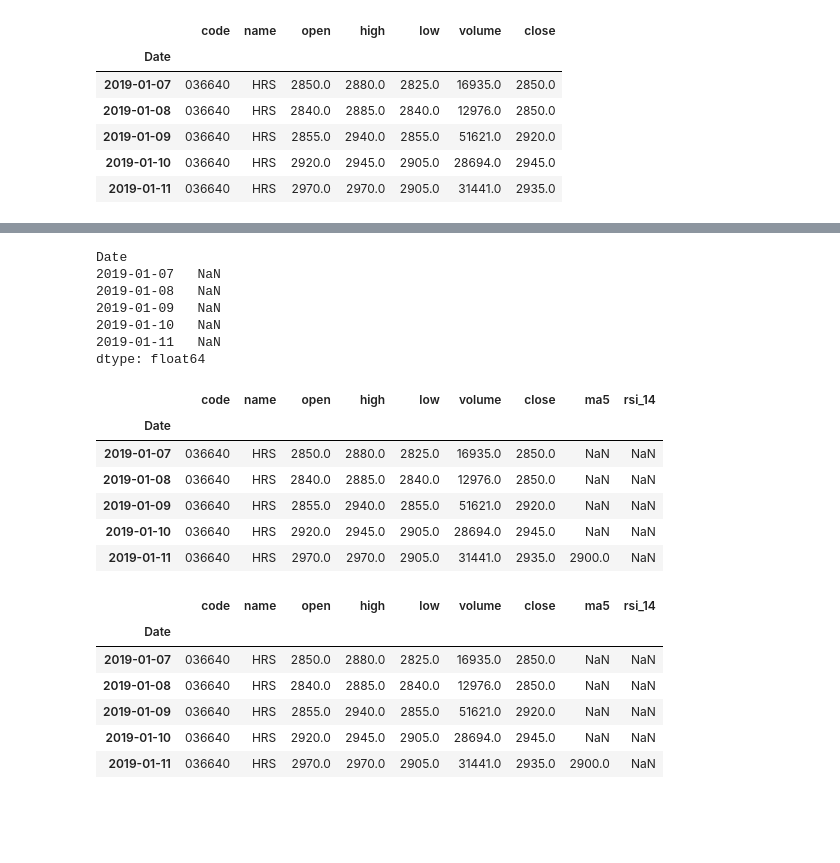
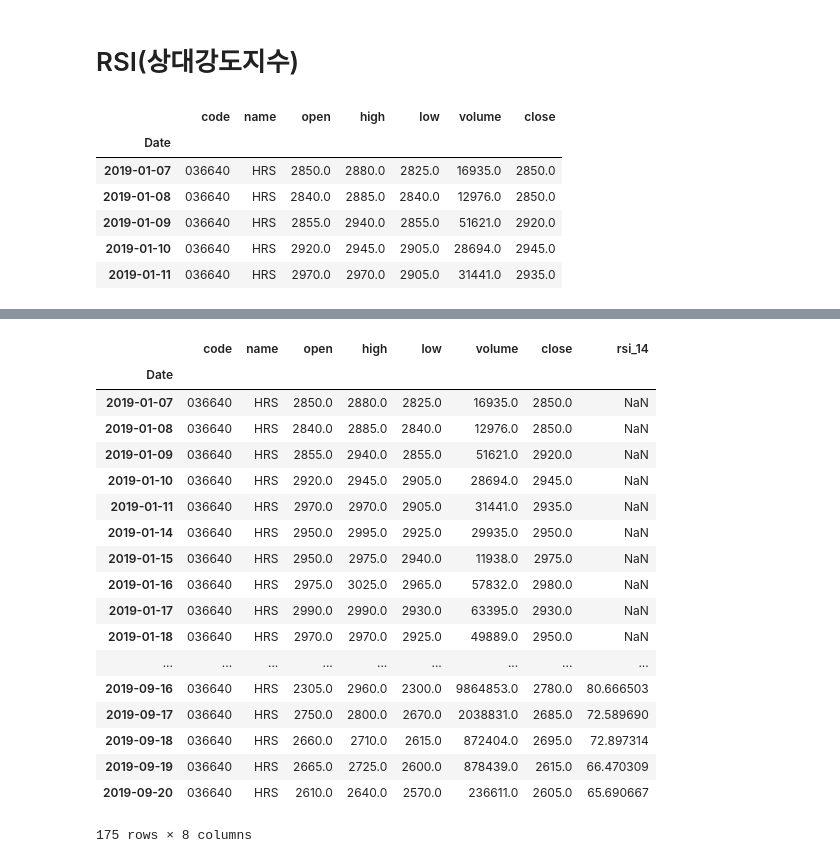
Before and after one commit to linux386/first_module, a Jupyter notebook: TA-Lib.ipynb, the cells around one changed output, grey strips where cells are left out. Saved outputs shown, nothing was run; the diff lists cells and outputs as text; code cells hidden in the pictures; blank space fills up the shorter version.

```diff
--- a/TA-Lib.ipynb
+++ b/TA-Lib.ipynb
@@ -1,3 +1,5 @@
+# %% [markdown]
+# RSI(상대강도지수)
 # %%
 import talib.abstract as ta
 import FinanceDataReader as fdr
@@ -26,11 +28,11 @@ df.columns=df.columns.str.lower()
 
 display(df.head())
 
-talib_ma5 = ta.MA(df, timeperiod=5)
-display(talib_ma5.head())
+talib_rsi = ta.RSI(df, timeperiod=14)
+df['rsi_14'] = talib_rsi
+display(talib_rsi.head())
 
-talib_rsi = ta.RSI(df, timeperiod=14)
-display(talib_rsi.head())
+df
 # %% [output]
 |  | code | name | open | high | low | volume | close |
 | Date |  |  |  |  |  |  |  |
@@ -48,27 +50,20 @@ Date
 dtype: float64
+|  | code | name | open | high | low | volume | close | rsi_14 |
+| Date |  |  |  |  |  |  |  |  |
+| 2019-01-07 | 036640 | HRS | 2850.0 | 2880.0 | 2825.0 | 16935.0 | 2850.0 | NaN |
+| 2019-01-08 | 036640 | HRS | 2840.0 | 2885.0 | 2840.0 | 12976.0 | 2850.0 | NaN |
+| 2019-01-09 | 036640 | HRS | 2855.0 | 2940.0 | 2855.0 | 51621.0 | 2920.0 | NaN |
+| 2019-01-10 | 036640 | HRS | 2920.0 | 2945.0 | 2905.0 | 28694.0 | 2945.0 | NaN |
+| 2019-01-11 | 036640 | HRS | 2970.0 | 2970.0 | 2905.0 | 31441.0 | 2935.0 | NaN |
+| 2019-01-14 | 036640 | HRS | 2950.0 | 2995.0 | 2925.0 | 29935.0 | 2950.0 | NaN |
+| 2019-01-15 | 036640 | HRS | 2950.0 | 2975.0 | 2940.0 | 11938.0 | 2975.0 | NaN |
+| 2019-01-16 | 036640 | HRS | 2975.0 | 3025.0 | 2965.0 | 57832.0 | 2980.0 | NaN |
+| 2019-01-17 | 036640 | HRS | 2990.0 | 2990.0 | 2930.0 | 63395.0 | 2930.0 | NaN |
+| 2019-01-18 | 036640 | HRS | 2970.0 | 2970.0 | 2925.0 | 49889.0 | 2950.0 | NaN |
+| ... | ... | ... | ... | ... | ... | ... | ... | ... |
+| 2019-09-16 | 036640 | HRS | 2305.0 | 2960.0 | 2300.0 | 9864853.0 | 2780.0 | 80.666503 |
+| 2019-09-17 | 036640 | HRS | 2750.0 | 2800.0 | 2670.0 | 2038831.0 | 2685.0 | 72.589690 |
+| 2019-09-18 | 036640 | HRS | 2660.0 | 2710.0 | 2615.0 | 872404.0 | 2695.0 | 72.897314 |
+| 2019-09-19 | 036640 | HRS | 2665.0 | 2725.0 | 2600.0 | 878439.0 | 2615.0 | 66.470309 |
+| 2019-09-20 | 036640 | HRS | 2610.0 | 2640.0 | 2570.0 | 236611.0 | 2605.0 | 65.690667 |
-Date
-2019-01-07   NaN
-2019-01-08   NaN
-2019-01-09   NaN
-2019-01-10   NaN
-2019-01-11   NaN
-dtype: float64
+175 rows × 8 columns
-|  | code | name | open | high | low | volume | close | ma5 | rsi_14 |
-| Date |  |  |  |  |  |  |  |  |  |
-| 2019-01-07 | 036640 | HRS | 2850.0 | 2880.0 | 2825.0 | 16935.0 | 2850.0 | NaN | NaN |
-| 2019-01-08 | 036640 | HRS | 2840.0 | 2885.0 | 2840.0 | 12976.0 | 2850.0 | NaN | NaN |
-| 2019-01-09 | 036640 | HRS | 2855.0 | 2940.0 | 2855.0 | 51621.0 | 2920.0 | NaN | NaN |
-| 2019-01-10 | 036640 | HRS | 2920.0 | 2945.0 | 2905.0 | 28694.0 | 2945.0 | NaN | NaN |
-| 2019-01-11 | 036640 | HRS | 2970.0 | 2970.0 | 2905.0 | 31441.0 | 2935.0 | 2900.0 | NaN |
-# %%
-df['ma5']=talib_ma5
-df['rsi_14'] = talib_rsi
-df.head()
-# %% [output]
-|  | code | name | open | high | low | volume | close | ma5 | rsi_14 |
-| Date |  |  |  |  |  |  |  |  |  |
-| 2019-01-07 | 036640 | HRS | 2850.0 | 2880.0 | 2825.0 | 16935.0 | 2850.0 | NaN | NaN |
-| 2019-01-08 | 036640 | HRS | 2840.0 | 2885.0 | 2840.0 | 12976.0 | 2850.0 | NaN | NaN |
-| 2019-01-09 | 036640 | HRS | 2855.0 | 2940.0 | 2855.0 | 51621.0 | 2920.0 | NaN | NaN |
-| 2019-01-10 | 036640 | HRS | 2920.0 | 2945.0 | 2905.0 | 28694.0 | 2945.0 | NaN | NaN |
-| 2019-01-11 | 036640 | HRS | 2970.0 | 2970.0 | 2905.0 | 31441.0 | 2935.0 | 2900.0 | NaN |
```
Also changed, not shown: parts of 12 cells of this notebook, 5 other files.
